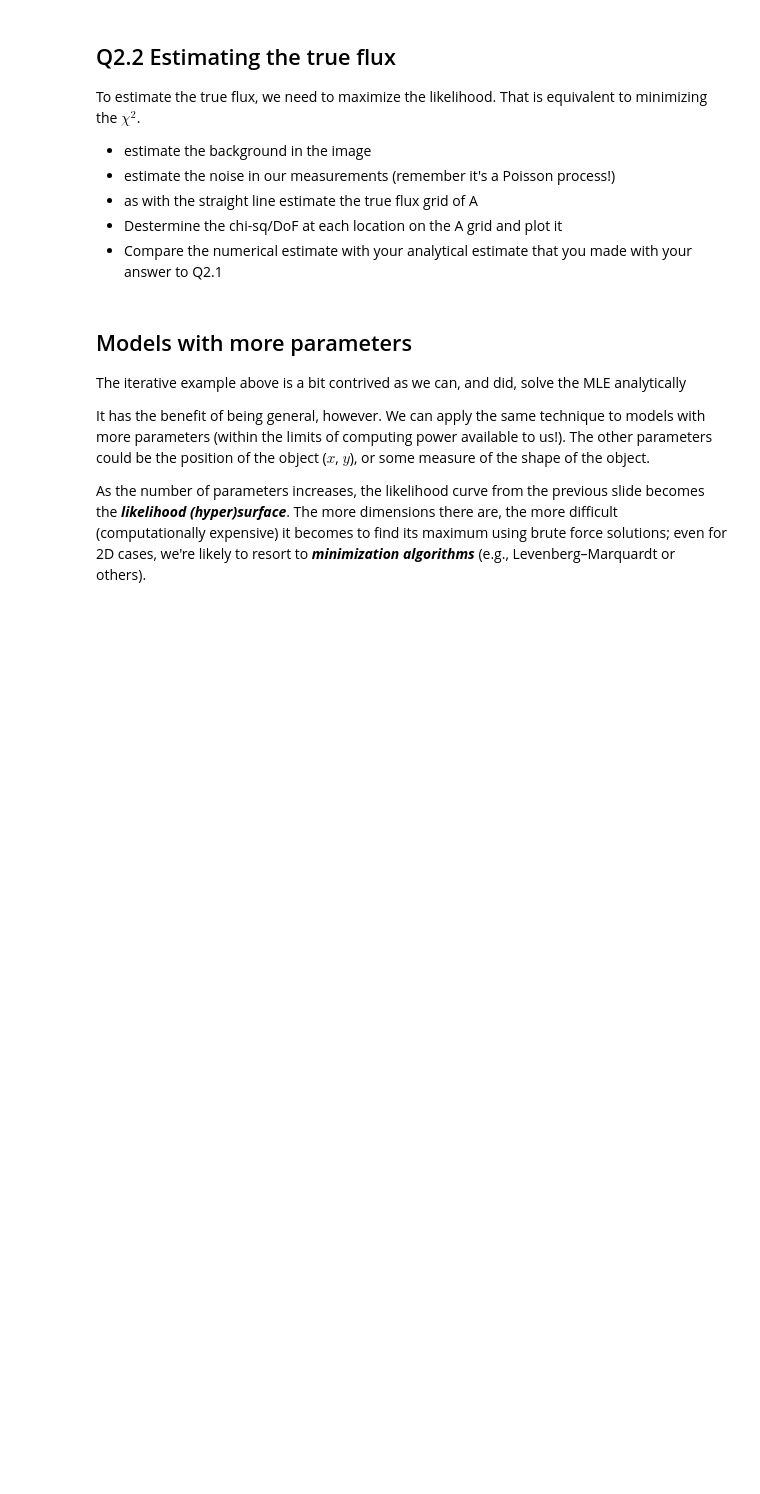
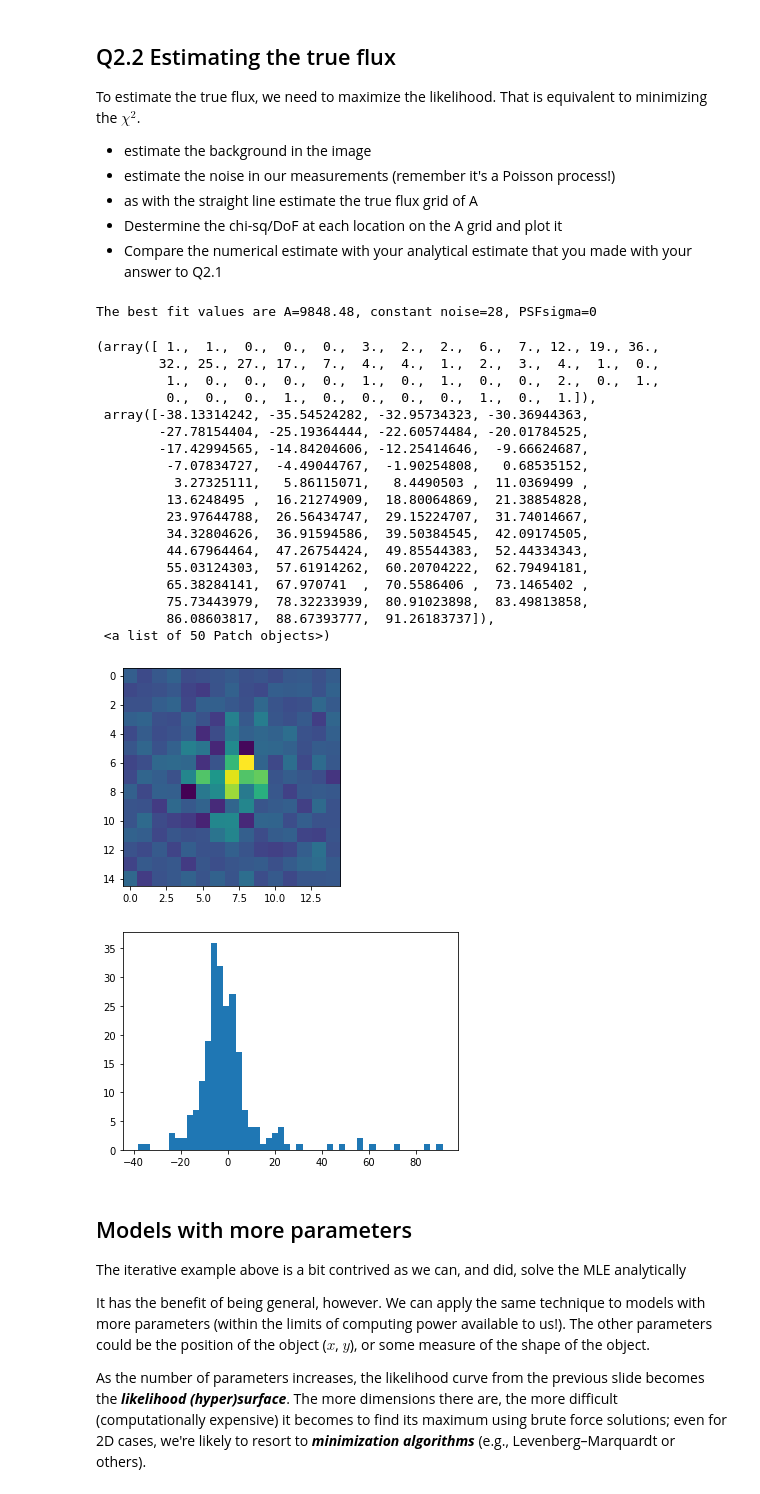
Before and after one commit to gnarayan/ast596_2020_Spring, a Jupyter notebook: homework/JenniferLi/homework02.ipynb, the cells around one changed output. Drawn from its saved outputs; the diff is of its cells as text; code cells hidden in the pictures; blank space fills up the shorter version.

```diff
--- a/homework/JenniferLi/homework02.ipynb
+++ b/homework/JenniferLi/homework02.ipynb
@@ -256,3 +390,60 @@ To estimate the true flux, we need to maximize the likelihood. That is equivalen
+# %%
+# YOUR CODE GOES HERE
+## assuming constant noise, and noise include poisson and sky background
+def func_like(I,A,tot_noise,x0,y0,simgaPSF):
+    shape = I.shape
+    return -np.sum(I-tot_noise-A*makePSF(shape,x0,y0,sigmaPSF))**2;
+
+#plt.figure()
+#plt.imshow(image-10000*makePSF(image.shape,0,0,1.4))
+
+find_a = np.linspace(5000,15000,num=100)
+find_noise = np.linspace(0,50,num=100)
+#find_sig = np.linspace(0.5,5,num=100)
+like_arr = np.zeros(shape=(len(find_a),len(find_noise)))
+for ia, a in enumerate(find_a):
+    for inoi, noise in enumerate(find_noise):
+        #for isig, sig in enumerate(find_noise):
+        ## assuming the PSF location is known, find the true flux and sky background and sigma
+        like_arr[ia,inoi] = func_like(image,a,noise,0.,0.,1.5)
+
+ind_a, ind_noise= np.where(like_arr==np.max(like_arr))
+fit_a = find_a[ind_a][0]
+fit_noise = find_noise[ind_noise][0]
+#fit_sig = find_sig[ind_sig][0]
+print (f'The best fit values are A={fit_a:.2f}, constant noise={fit_noise:.0f}, PSFsigma={fit_sig:.0f}')
+
+plt.figure()
+plt.imshow(image-fit_noise-fit_a*makePSF(image.shape,0,0,1.5))
+
+plt.figure()
+plt.hist(np.ndarray.flatten(image-fit_noise-fit_a*makePSF(image.shape,0,0,1.5)),bins=50)
+
+#plt.figure()
+#plt.plot(find_a,like_a,'.')
+#plt.yscale('log')
+# %% [output]
+The best fit values are A=9848.48, constant noise=28, PSFsigma=0
+(array([ 1.,  1.,  0.,  0.,  0.,  3.,  2.,  2.,  6.,  7., 12., 19., 36.,
+        32., 25., 27., 17.,  7.,  4.,  4.,  1.,  2.,  3.,  4.,  1.,  0.,
+         1.,  0.,  0.,  0.,  0.,  1.,  0.,  1.,  0.,  0.,  2.,  0.,  1.,
+         0.,  0.,  0.,  1.,  0.,  0.,  0.,  0.,  1.,  0.,  1.]),
+ array([-38.13314242, -35.54524282, -32.95734323, -30.36944363,
+        -27.78154404, -25.19364444, -22.60574484, -20.01784525,
+        -17.42994565, -14.84204606, -12.25414646,  -9.66624687,
+         -7.07834727,  -4.49044767,  -1.90254808,   0.68535152,
+          3.27325111,   5.86115071,   8.4490503 ,  11.0369499 ,
+         13.6248495 ,  16.21274909,  18.80064869,  21.38854828,
+         23.97644788,  26.56434747,  29.15224707,  31.74014667,
+         34.32804626,  36.91594586,  39.50384545,  42.09174505,
+         44.67964464,  47.26754424,  49.85544383,  52.44334343,
+         55.03124303,  57.61914262,  60.20704222,  62.79494181,
+         65.38284141,  67.970741  ,  70.5586406 ,  73.1465402 ,
+         75.73443979,  78.32233939,  80.91023898,  83.49813858,
+         86.08603817,  88.67393777,  91.26183737]),
+ <a list of 50 Patch objects>)
+[figure, added]
+[figure, added]
 # %% [markdown]
 ## Models with more parameters
 
```
Also changed, not shown: parts of 6 cells of this notebook.
